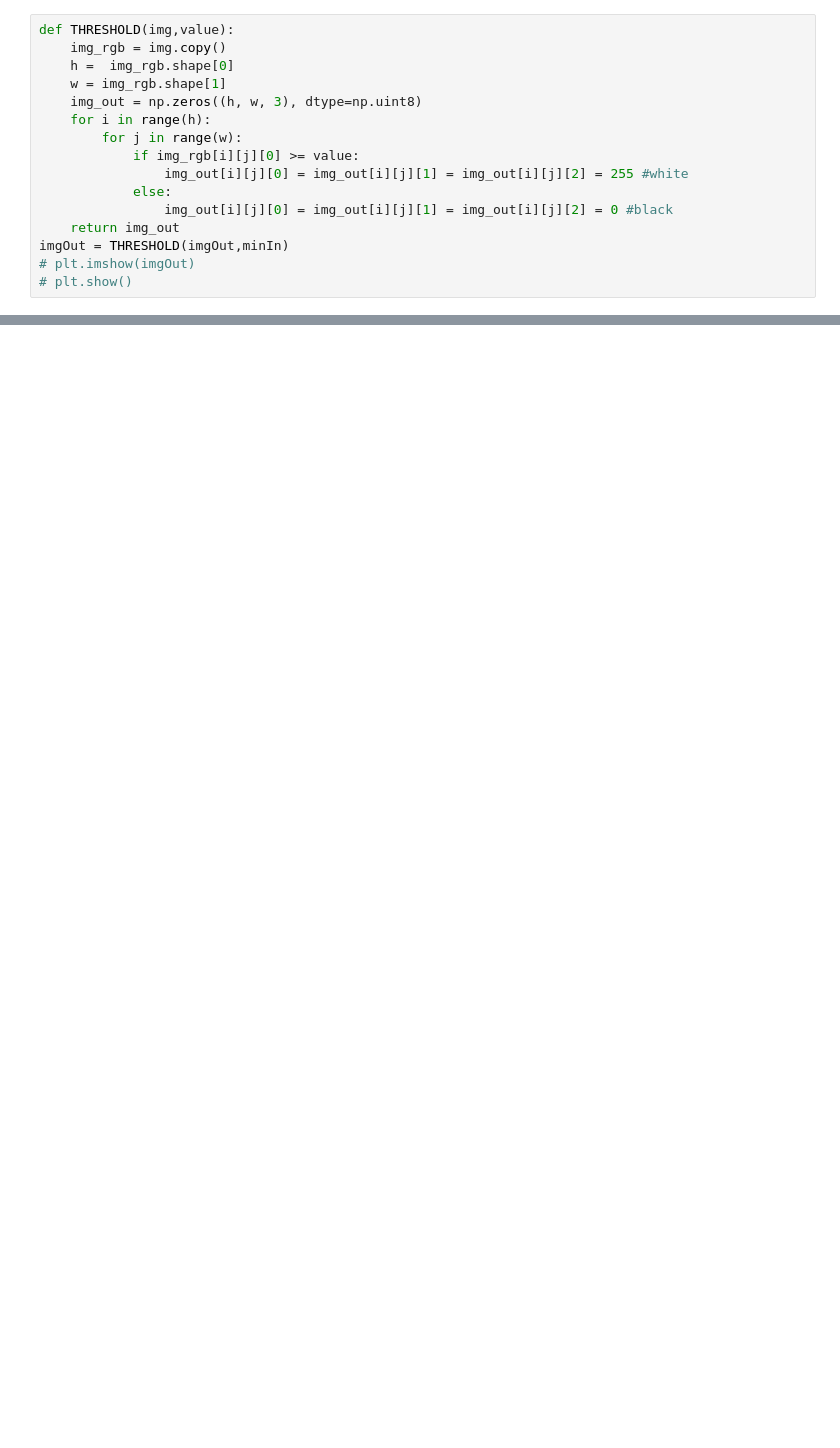
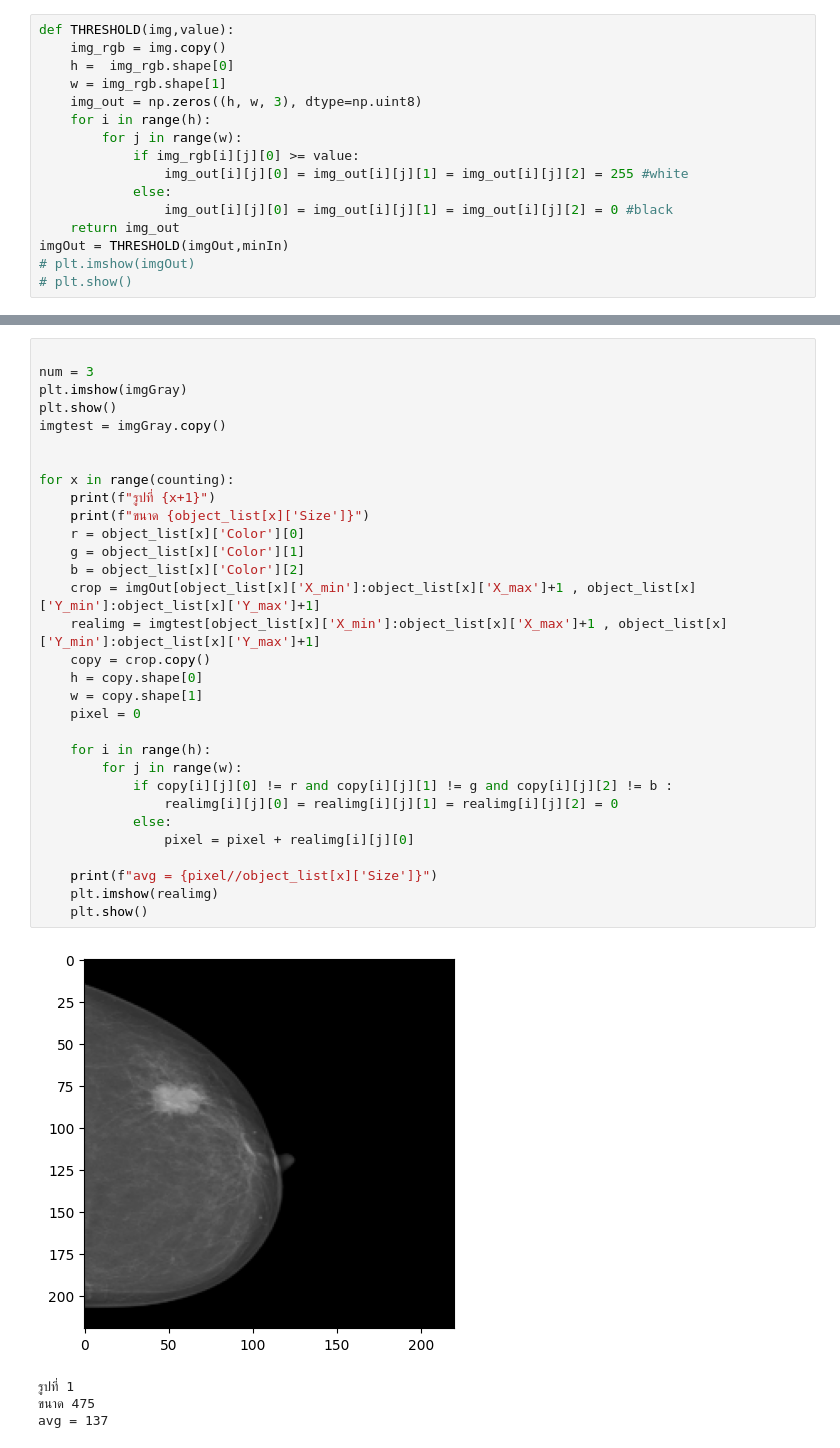
Before and after one commit to iristap/project_DIP, a Jupyter notebook: project_DIP.ipynb, the cells around one changed output, grey strips where cells are left out. Drawn from its saved outputs; the diff is of its cells as text; blank space fills up the shorter version.

```diff
--- a/project_DIP.ipynb
+++ b/project_DIP.ipynb
@@ -355,0 +374,36 @@ MALIGNANT 132.97727272727272 กว้าง =  28 ยาว =  33
+# %%
+
+num = 3
+plt.imshow(imgGray)
+plt.show()
+imgtest = imgGray.copy()
+
+
+for x in range(counting):
+    print(f"รูปที่ {x+1}")
+    print(f"ขนาด {object_list[x]['Size']}")
+    r = object_list[x]['Color'][0]
+    g = object_list[x]['Color'][1]
+    b = object_list[x]['Color'][2]
+    crop = imgOut[object_list[x]['X_min']:object_list[x]['X_max']+1 , object_list[x]['Y_min']:object_list[x]['Y_max']+1]
+    realimg = imgtest[object_list[x]['X_min']:object_list[x]['X_max']+1 , object_list[x]['Y_min']:object_list[x]['Y_max']+1]
+    copy = crop.copy()
+    h = copy.shape[0]
+    w = copy.shape[1]
+    pixel = 0
+
+    for i in range(h):
+        for j in range(w):
+            if copy[i][j][0] != r and copy[i][j][1] != g and copy[i][j][2] != b :
+                realimg[i][j][0] = realimg[i][j][1] = realimg[i][j][2] = 0
+            else:
+                pixel = pixel + realimg[i][j][0]
+
+    print(f"avg = {pixel//object_list[x]['Size']}")
+    plt.imshow(realimg)
+    plt.show()
+# %% [output]
+[figure, added]
+รูปที่ 1
+ขนาด 475
+avg = 137
```
Also changed, not shown: parts of 8 cells of this notebook, 2 other files.
